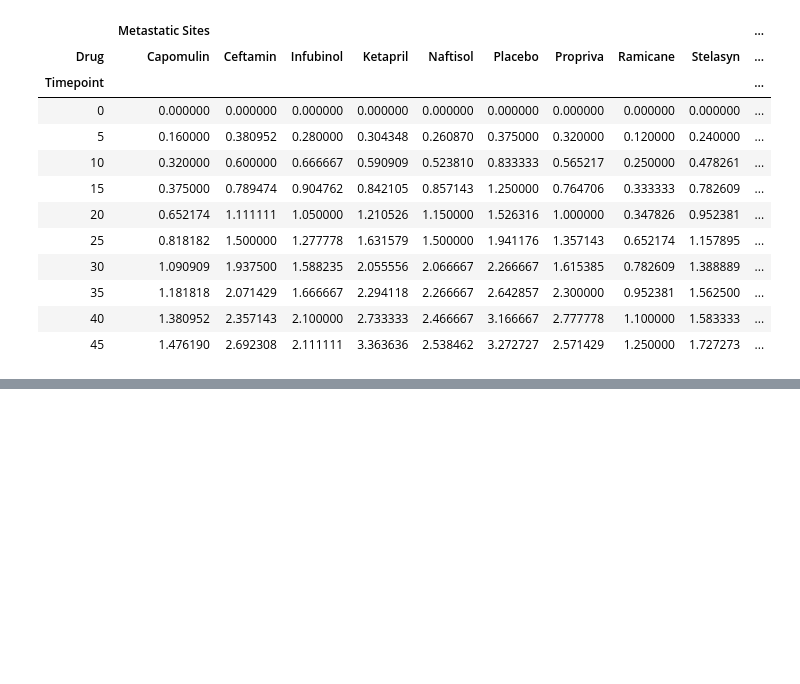
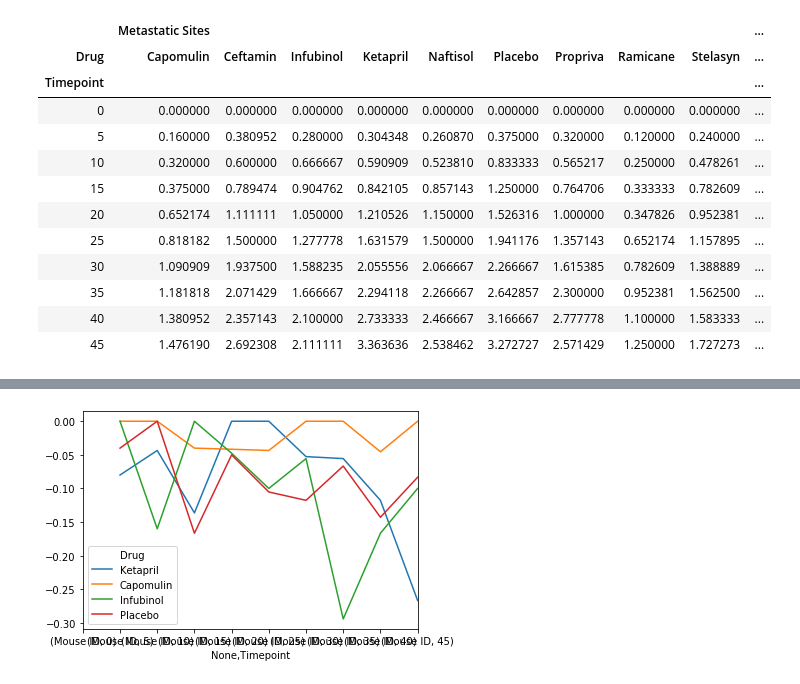
Before and after one commit to mcordray1988/matplotlib-Challenge, a Jupyter notebook: Pymaceuticals/Untitled.ipynb, the cells around one changed output, grey strips where cells are left out. Saved outputs shown, nothing was run; the diff lists cells and outputs as text; code cells hidden in the pictures; blank space fills up the shorter version.

```diff
--- a/Pymaceuticals/Untitled.ipynb
+++ b/Pymaceuticals/Untitled.ipynb
@@ -213,7 +209,9 @@ met_reformated
 # %%
 #### Survival Rates ####
 # Store the Count of Mice Grouped by Drug and Timepoint (W can pass any metric)
+mice = df.groupby(["Drug","Timepoint"]).agg({"Mouse ID":"count"})
 
 # Convert to DataFrame
 
 # Preview DataFrame
+mice
@@ -220,6 +233,13 @@ met_reformated
 # %%
 # Minor Data Munging to Re-Format the Data Frames
+mice_reformated = mice.unstack(level = 1)
+mice_reformated = mice_reformated.T
+mice_reformated = mice_reformated[["Ketapril", "Capomulin", "Infubinol", "Placebo"]]
+mice_reformated
 # Calculate the percent changes for each drug
 
+
 # Display the data to confirm
+mice_reformated = mice_reformated.pct_change()
 # Preview the Data Frame
+mice_reformated
@@ -233,3 +259,24 @@ plt.show()
+# %%
+# Generate the Plot (Accounting for percentages)
+#mice_reformated.rename(index= {("Mouse ID", 0): "0"})
+#axes = plt.gca()
+
+
+#axes.set_xlim([0,50])
+#axes.set_ylim([35,100])
+#plt.xticks(ticks=None, labels=None)
+ax = mice_reformated.plot()
+#plt.axis(0.0,9.0,11.0,26.0)
+
+#axes.set(xlim=(0, 45), ylim=(10, 26))
+
+
+# Save the Figure
+
+# Show the Figure
+plt.show()
+# %% [output]
+[figure, added]
 # %%
 #### Summary Bar Graph ######
 
```
Also changed, not shown: parts of 10 cells of this notebook.
